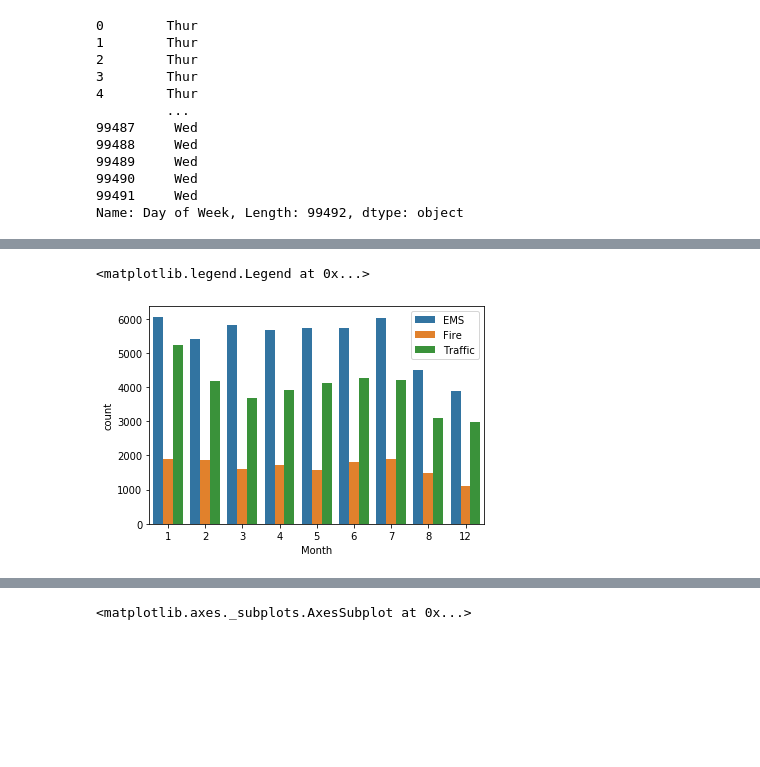
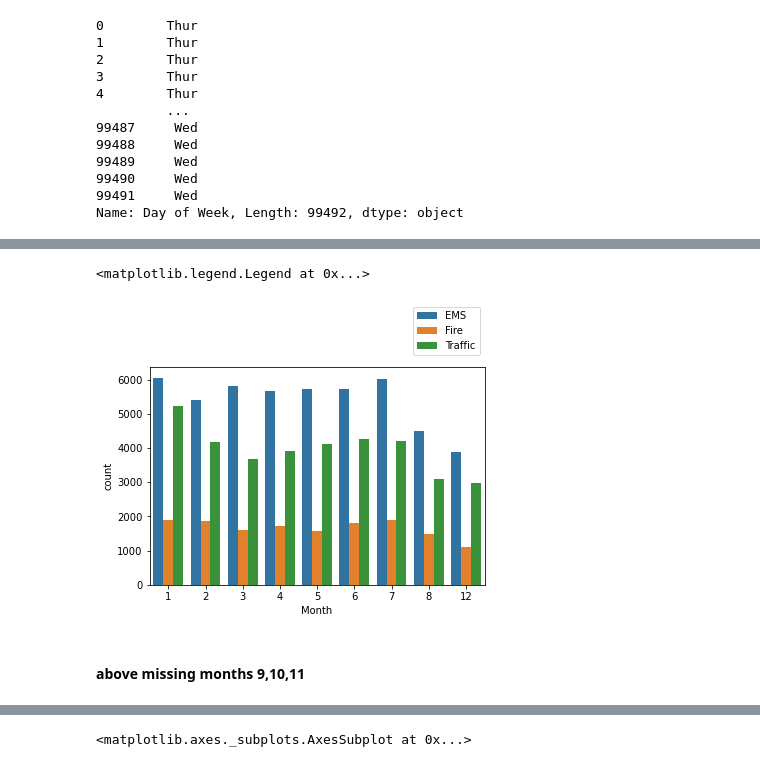
Before and after one commit to Vikas-KM/machine-learning, a Jupyter notebook: ML_Projects/911_Calls_Project.ipynb, the cells around one changed output, grey strips where cells are left out. Drawn from its saved outputs; the diff is of its cells as text; code cells hidden in the pictures; blank space fills up the shorter version.

```diff
--- a/ML_Projects/911_Calls_Project.ipynb
+++ b/ML_Projects/911_Calls_Project.ipynb
@@ -285,6 +322,6 @@ plt.legend(bbox_to_anchor=(1,1))
 # %%
 sns.countplot(x='Month', data=df, hue='Reason')
-plt.legend(bbox_to_anchor=(1,1))
+plt.legend(bbox_to_anchor=(1,1.3))
 # %% [output]
 <matplotlib.legend.Legend at 0x...>
-[figure, old version]
+[figure, new version]
@@ -293,3 +328,5 @@ plt.legend(bbox_to_anchor=(1,1))
+# %% [markdown]
+#### above missing months 9,10,11
 # %%
 df.groupby('Month').count()
 # %% [output]
```
Also changed, not shown: parts of 23 cells of this notebook.
